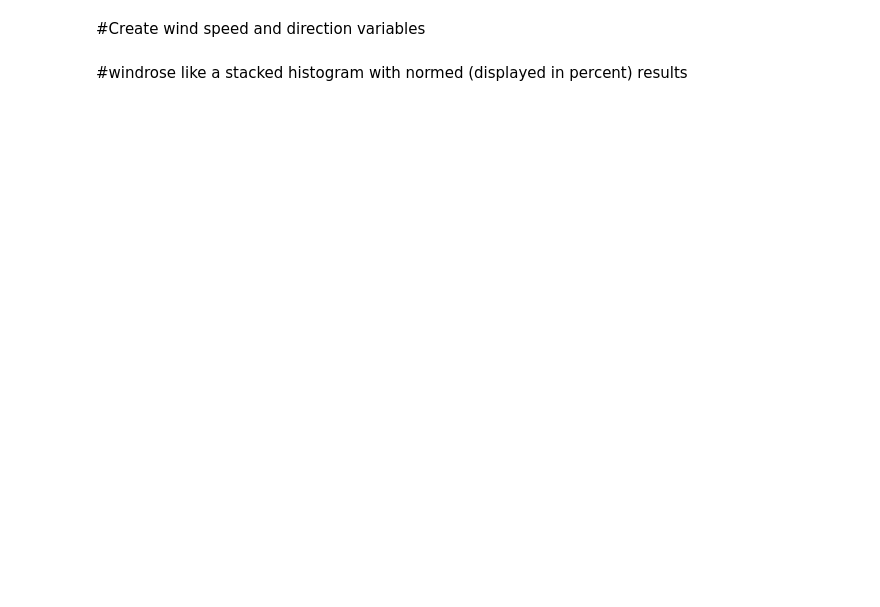
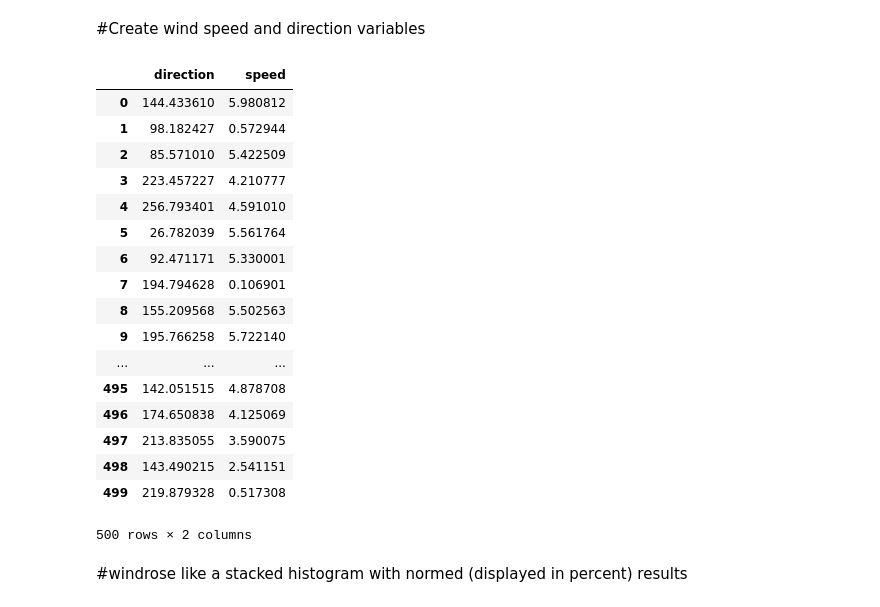
Before and after one commit to python-windrose/windrose, a Jupyter notebook: windrose_sample.ipynb, the cells around one changed output. Saved outputs shown, nothing was run; the diff lists cells and outputs as text; code cells hidden in the pictures; blank space fills up the shorter version.

```diff
--- a/windrose_sample.ipynb
+++ b/windrose_sample.ipynb
@@ -14,6 +14,28 @@ from windrose import WindroseAxes
 N = 500
 ws = random(N)*6
 wd = random(N)*360
+# %%
+df = pd.DataFrame({"speed": ws, "direction": wd})
+df
+# %% [output]
+|  | direction | speed |
+| 0 | 144.433610 | 5.980812 |
+| 1 | 98.182427 | 0.572944 |
+| 2 | 85.571010 | 5.422509 |
+| 3 | 223.457227 | 4.210777 |
+| 4 | 256.793401 | 4.591010 |
+| 5 | 26.782039 | 5.561764 |
+| 6 | 92.471171 | 5.330001 |
+| 7 | 194.794628 | 0.106901 |
+| 8 | 155.209568 | 5.502563 |
+| 9 | 195.766258 | 5.722140 |
+| ... | ... | ... |
+| 495 | 142.051515 | 4.878708 |
+| 496 | 174.650838 | 4.125069 |
+| 497 | 213.835055 | 3.590075 |
+| 498 | 143.490215 | 2.541151 |
+| 499 | 219.879328 | 0.517308 |
+500 rows × 2 columns
 # %%
 def new_axes():
     fig = plt.figure(figsize=(8, 8), dpi=80, facecolor='w', edgecolor='w')
```
Also changed, not shown: parts of 5 cells of this notebook.
